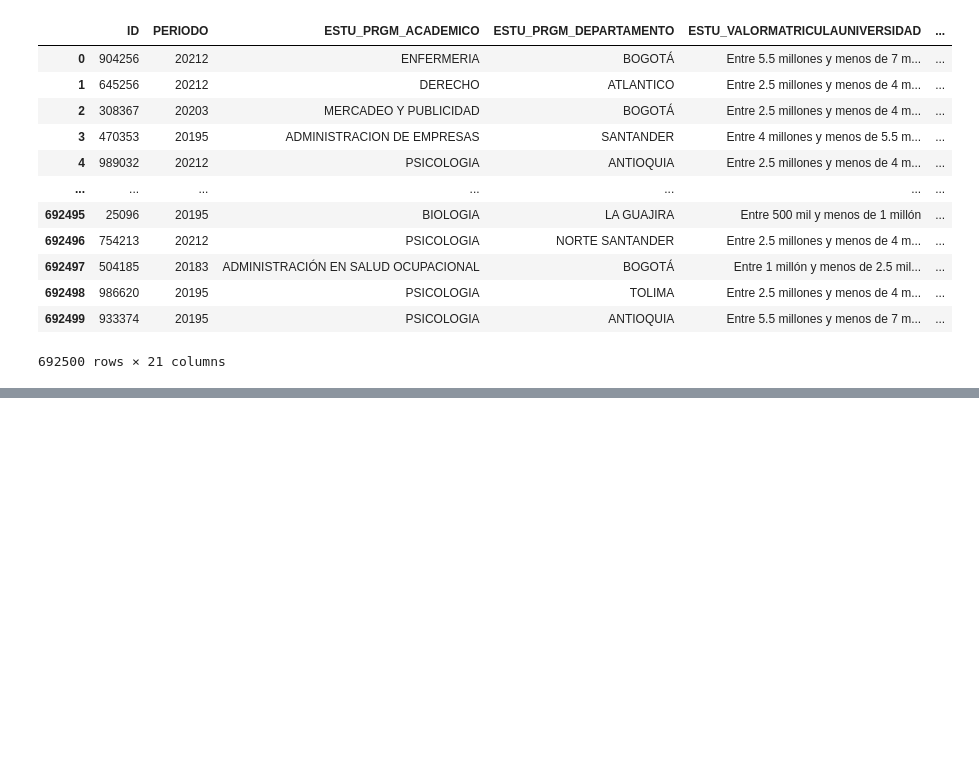
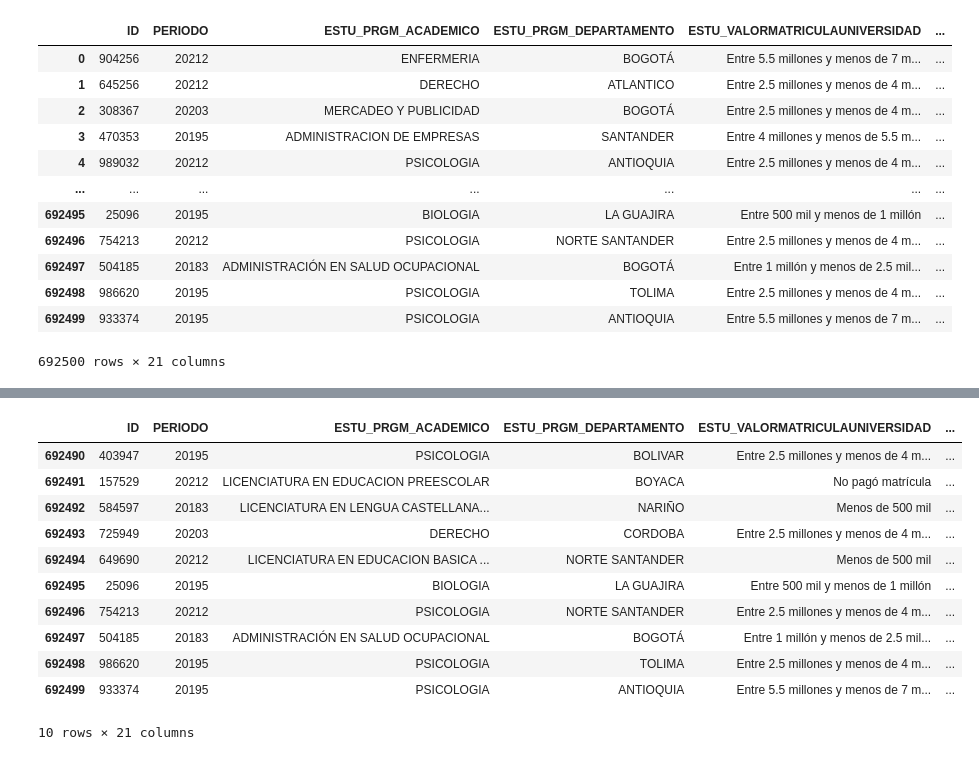
Before and after one commit to alejolop1/Proyecto-Introduccion-IA, a Jupyter notebook: exploracion.ipynb, the cells around one changed output, grey strips where cells are left out. Drawn from its saved outputs; the diff is of its cells as text; code cells hidden in the pictures; blank space fills up the shorter version.

```diff
--- a/exploracion.ipynb
+++ b/exploracion.ipynb
@@ -19,0 +74,15 @@ d
+# %%
+d.tail(10) #Últimos 10 datos
+# %% [output]
+|  | ID | PERIODO | ESTU_PRGM_ACADEMICO | ESTU_PRGM_DEPARTAMENTO | ESTU_VALORMATRICULAUNIVERSIDAD | ... |
+| 692490 | 403947 | 20195 | PSICOLOGIA | BOLIVAR | Entre 2.5 millones y menos de 4 m... | ... |
+| 692491 | 157529 | 20212 | LICENCIATURA EN EDUCACION PREESCOLAR | BOYACA | No pagó matrícula | ... |
+| 692492 | 584597 | 20183 | LICENCIATURA EN LENGUA CASTELLANA... | NARIÑO | Menos de 500 mil | ... |
+| 692493 | 725949 | 20203 | DERECHO | CORDOBA | Entre 2.5 millones y menos de 4 m... | ... |
+| 692494 | 649690 | 20212 | LICENCIATURA EN EDUCACION BASICA ... | NORTE SANTANDER | Menos de 500 mil | ... |
+| 692495 | 25096 | 20195 | BIOLOGIA | LA GUAJIRA | Entre 500 mil y menos de 1 millón | ... |
+| 692496 | 754213 | 20212 | PSICOLOGIA | NORTE SANTANDER | Entre 2.5 millones y menos de 4 m... | ... |
+| 692497 | 504185 | 20183 | ADMINISTRACIÓN EN SALUD OCUPACIONAL | BOGOTÁ | Entre 1 millón y menos de 2.5 mil... | ... |
+| 692498 | 986620 | 20195 | PSICOLOGIA | TOLIMA | Entre 2.5 millones y menos de 4 m... | ... |
+| 692499 | 933374 | 20195 | PSICOLOGIA | ANTIOQUIA | Entre 5.5 millones y menos de 7 m... | ... |
+10 rows × 21 columns
```
Also changed, not shown: parts of 18 cells of this notebook.
